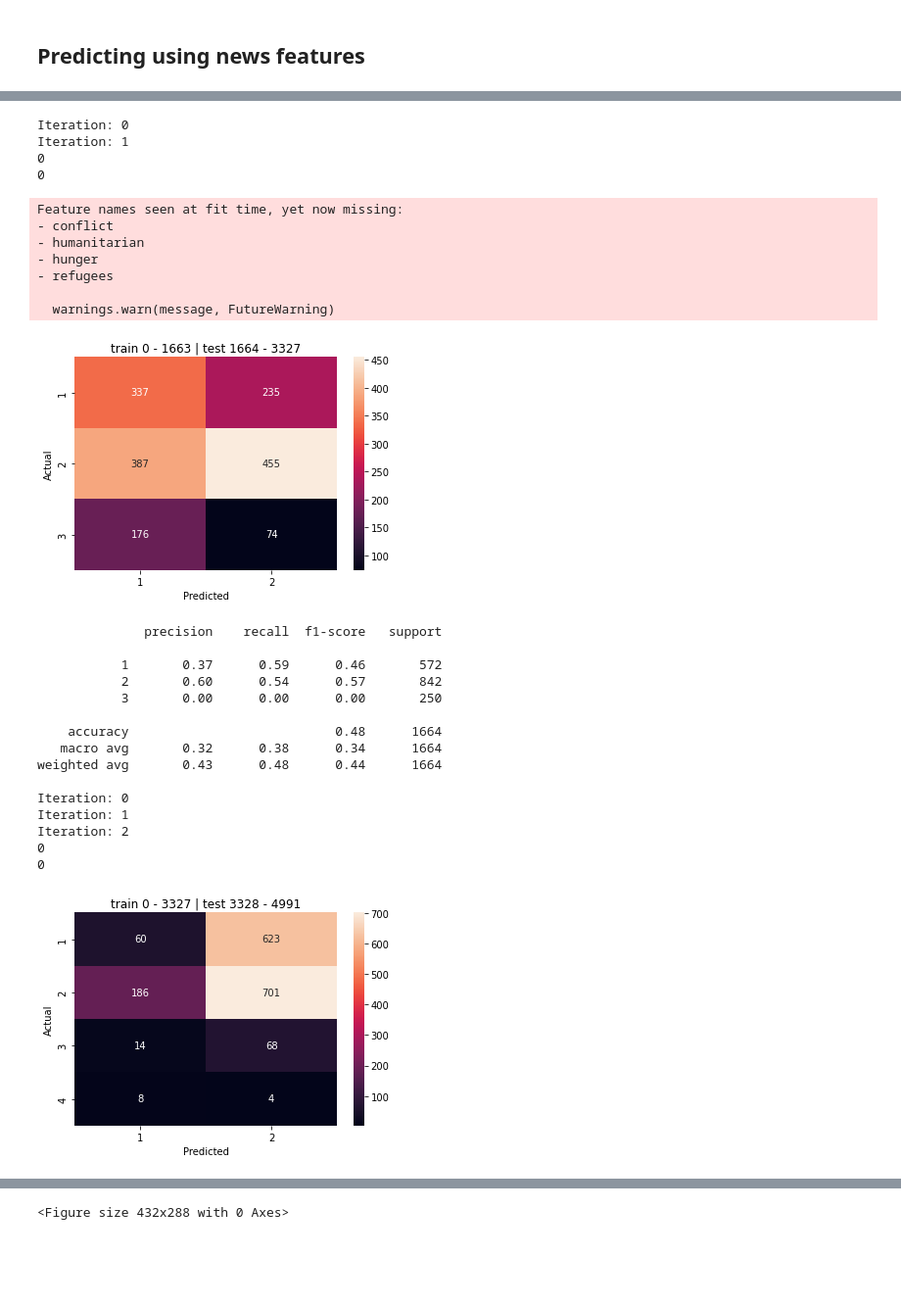
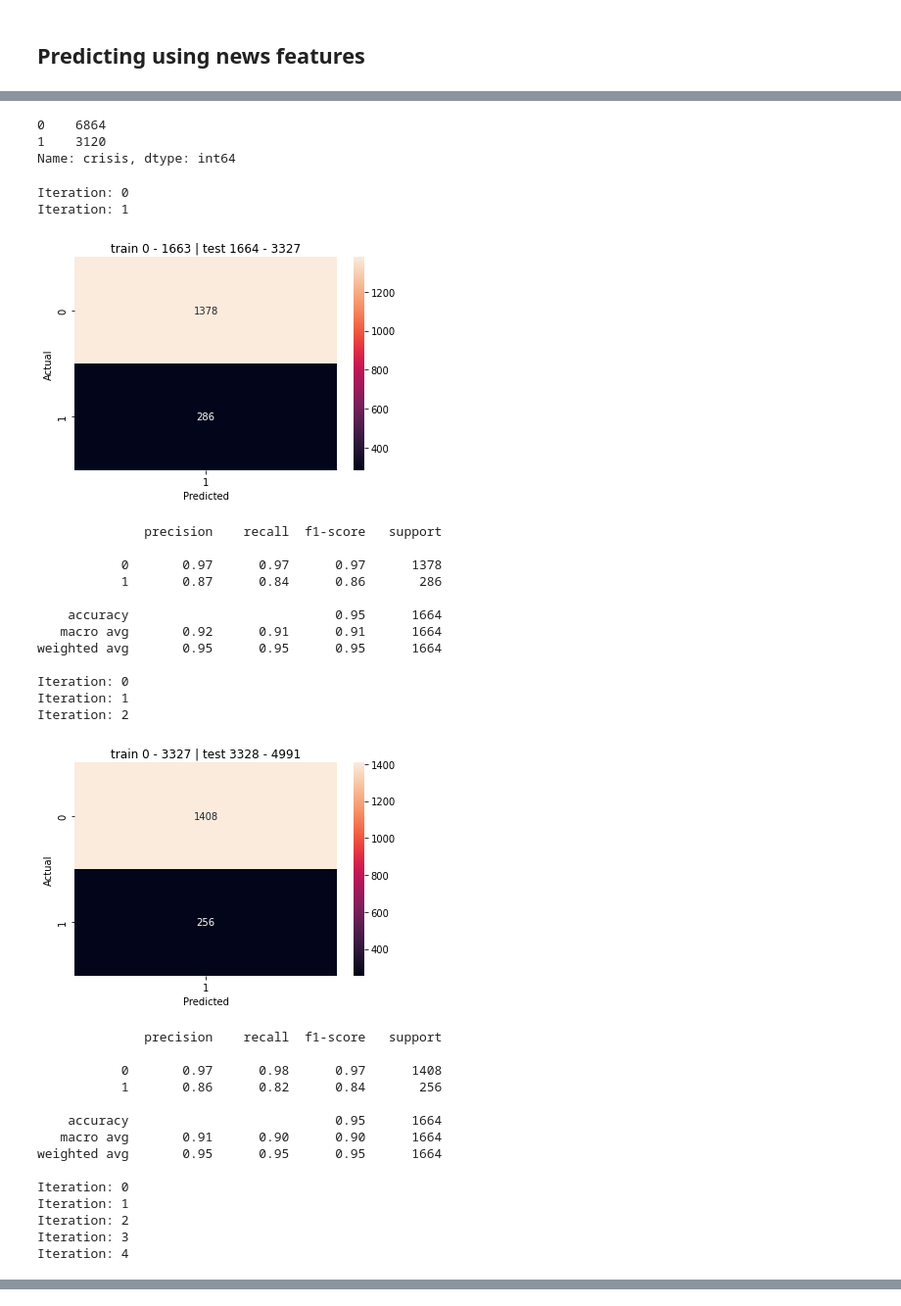
Before and after one commit to jdobladez/JBG060-group9, a Jupyter notebook: RandomForestClassifier.ipynb, the cells around one changed output, grey strips where cells are left out. Shown at 98% size. Cells and saved outputs as stored; diff of their text form; code cells hidden in the pictures; blank space fills up the shorter version.

Commit message:
update the random forest model

```diff
--- a/RandomForestClassifier.ipynb
+++ b/RandomForestClassifier.ipynb
@@ -129,7 +130,7 @@ df = df.iloc[df['ipc'].notnull().argmax():].copy() # Drop rows until first notna
 # %% [markdown]
 We look at country wide news features to simplify. E.g., we do not look at topics per district
 # %%
-news_df = pd.read_csv(data_dir + "articles_topics.csv") # Read news data into DataFrame
+news_df = pd.read_csv(data_dir + "articles_topics_extra_topics.csv") # Read news data into DataFrame
 
 # Create date column
 news_df["date"] = pd.to_datetime(
@@ -148,7 +165,12 @@ def create_news_features(columns):
     return pd.concat(cols, axis=1)
 # %%
 # country wide news features
-news_features = create_news_features(["hunger", 'refugees', 'conflict', 'humanitarian'])
+news_features = create_news_features(["hunger", "refugees", "humanitarian", "conflict", "corruption", "terrorism", "nature", 'oil', "livestock"])
+# %%
+binary_classification = {False: 0, True: 1}
+topics = ["hunger", "refugees", "humanitarian", "conflict", "corruption", "terrorism", "nature", 'oil', "livestock"]
+for topic in topics:
+    news_df[topic] = news_df[topic].map(binary_classification)
 # %% [markdown]
 ## Predicting using news features
 # %%
@@ -157,0 +191,4 @@ df = df.join(news_features, how="left") # Join df with created news features
+# %%
+df['crisis'] = df['ipc'] >= 3.0
+df['crisis'] = df['crisis'].map(binary_classification)
+df.head()
@@ -158,3 +204,9 @@ df = df.join(news_features, how="left") # Join df with created news features
+# %%
+df['crisis'].value_counts()
+# %% [output]
+0    6864
+1    3120
+Name: crisis, dtype: int64
 # %%
 from sklearn.ensemble import RandomForestClassifier
 import sklearn.neighbors._base
@@ -175,15 +227,14 @@ warnings.filterwarnings(
     message="`max_features='auto'`",
 )
 
-imputer = MissForest()
+imputer = MissForest(verbose=0)
 label_encoder = LabelEncoder()
 df_copy = df.copy() # Make a copy of the original df
 df_copy.ffill(inplace=True) # Data imputation using forward fill
-df_copy['ipc'] = df_copy['ipc'].astype('int') # Convert the ipc values to integer
 
-X = df_copy.iloc[:, -5:] # Define explanatory variables
+X = df_copy.iloc[:, -16:-1] # Define explanatory variables
 X = sm.add_constant(X) # Add constant column of 1s for intercept
-y = df_copy[["ipc"]] # Define target data
+y = df_copy[["crisis"]] # Define target data
 
 cv = TimeSeriesSplit(n_splits=5) # Define TimeSeriesSplit with 5 splits
 
@@ -210,61 +261,60 @@ for train_index, val_index in cv.split(X): # Loop over the different training-te
     X_train_imputed = imputer.fit_transform(X_train.values)
     X_test_imputed = imputer.fit_transform(X_test.values)
 
-    print(np.count_nonzero(np.isnan(X_train_imputed)))
-    print(np.count_nonzero(np.isnan(X_test_imputed)))
-
     # Train the RandomForestClassifier
     # number of trees is 100, and  42 is just to initialize random number to make random choices during training
     rf_classifier = RandomForestClassifier(n_estimators=100, random_state=42)
     results = rf_classifier.fit(X=X_train_imputed, y=np.ravel(y_train))
 
     rf_classifier.feature_names_in_ = list(X.columns)
 
     # Predict on the test data
-    y_pred = rf_classifier.predict(X_test)
+    y_pred = rf_classifier.predict(X_test_imputed)
 
     accuracy = accuracy_score(y_val, y_pred)
     accuracy_values.append(accuracy)
 
     plt.title('train %s - %s | test %s - %s' % (train_index[0], train_index[-1], val_index[0], val_index[-1]))
-    plot_ConfusionMatrix(prediction = y_pred, true = y_val['ipc']) # Plot confusion matrix
+    plot_ConfusionMatrix(prediction = y_pred, true = y_val['crisis']) # Plot confusion matrix
 
     print (classification_report(y_val,y_pred))
 
 
 print(f"Mean Accuracy: {np.mean(accuracy_values):.6f}") # Print MAE
 print(accuracy_values)
 
 # Why it predicts different values each time?
 # In the early years of the data, only ipc 1 and 2 prevail with ipc 3 occurs the least. Thus in the first two iterations it only predicts
 # 1 and 2. Then we see more ipc 3 for which it begins to predict in the 3rd iteration. The same can be said about ipc 4. In the final
 # iteration, it focuses on only predicting ipc 2 and 3 which the model thinks it predicts best.
 # %% [output]
 Iteration: 0
 Iteration: 1
-0
-0
+[figure, new version]
-Feature names seen at fit time, yet now missing:
-- conflict
-- humanitarian
-- hunger
-- refugees
+              precision    recall  f1-score   support
 
-  warnings.warn(message, FutureWarning)
+           0       0.97      0.97      0.97      1378
+           1       0.87      0.84      0.86       286
+
+    accuracy                           0.95      1664
+   macro avg       0.92      0.91      0.91      1664
+weighted avg       0.95      0.95      0.95      1664
+
+Iteration: 0
+Iteration: 1
+Iteration: 2
-[figure, old version]
+[figure, new version]
               precision    recall  f1-score   support
 
-           1       0.37      0.59      0.46       572
-           2       0.60      0.54      0.57       842
-           3       0.00      0.00      0.00       250
+           0       0.97      0.98      0.97      1408
+           1       0.86      0.82      0.84       256
 
-    accuracy                           0.48      1664
-   macro avg       0.32      0.38      0.34      1664
-weighted avg       0.43      0.48      0.44      1664
+    accuracy                           0.95      1664
+   macro avg       0.91      0.90      0.90      1664
+weighted avg       0.95      0.95      0.95      1664
 
 Iteration: 0
 Iteration: 1
 Iteration: 2
-0
-0
+Iteration: 3
+Iteration: 4
-[figure, old version]
@@ -339 +360,0 @@ Mean Accuracy: 0.455889
-<Figure size 432x288 with 0 Axes>
```
Also changed, not shown: parts of 13 cells of this notebook, 4 other files.
